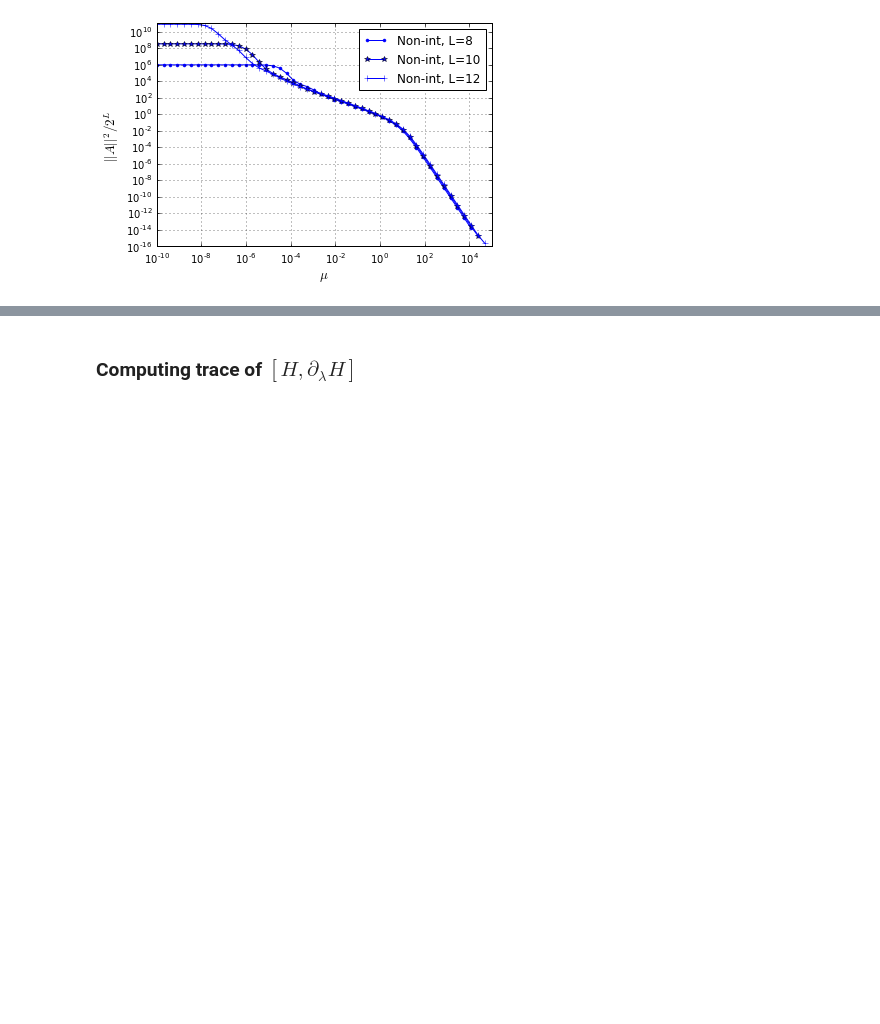
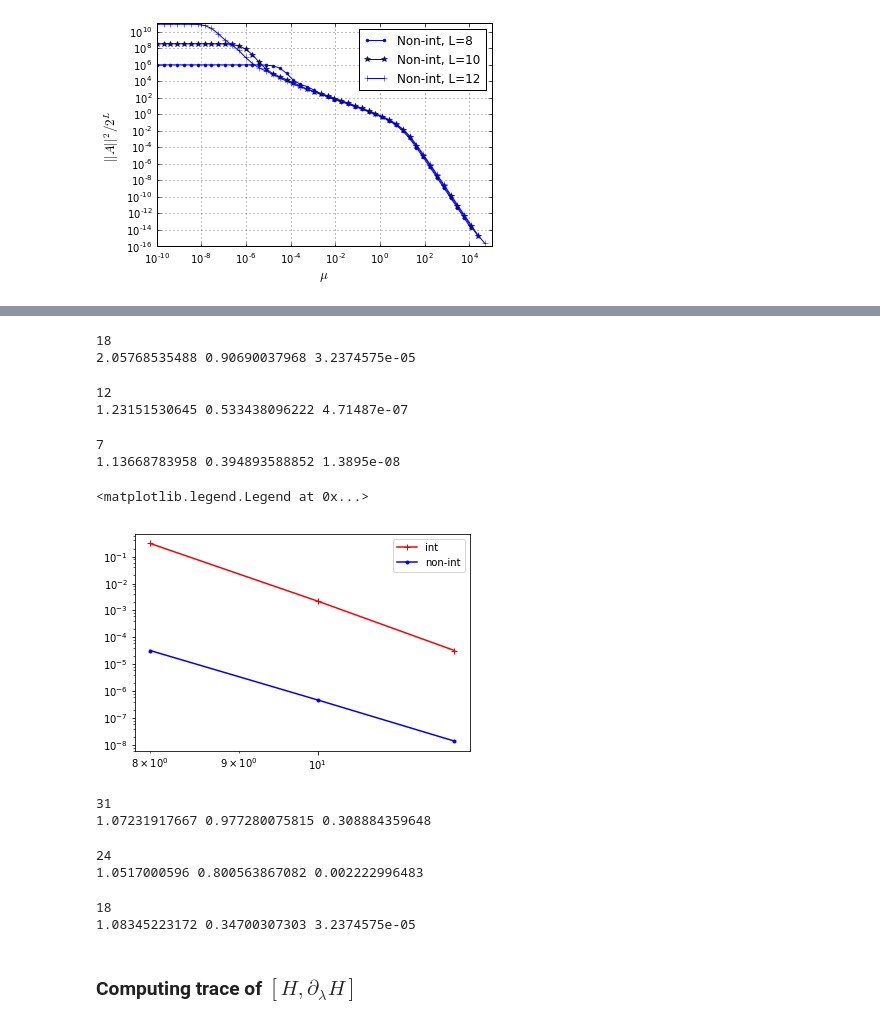
Before and after one commit to alexandreday/counterdiabatic-driving, a Jupyter notebook: zero_denom/jupyter_codes/v1_mu_scaling.ipynb, the cells around one changed output, grey strips where cells are left out. Saved outputs shown, nothing was run; the diff lists cells and outputs as text; code cells hidden in the pictures; blank space fills up the shorter version.

```diff
--- a/zero_denom/jupyter_codes/v1_mu_scaling.ipynb
+++ b/zero_denom/jupyter_codes/v1_mu_scaling.ipynb
@@ -430,3 +385,73 @@ plt.loglog(x1[0:-3],np.abs(log_deriv(y1[0:-3]/2**8,x1[0:-3])), 'b.-')
+# %%
+arr_nonintL8=-1*(log_deriv(y1[0:-3]/2**8,x1[0:-3]))
+for i in range(len(x1)):
+    if arr_nonintL8[i]>1:
+        print i
+        break
+print arr_nonintL8[i],arr_nonintL8[i-1], x1[i]
+# %% [output]
+18
+2.05768535488 0.90690037968 3.2374575e-05
+# %%
+arr_nonintL10=-1*(log_deriv(y3[0:-3]/2**10,x3[0:-3]))
+for i in range(len(x3)):
+    if arr_nonintL10[i]>1:
+        print i
+        break
+print arr_nonintL10[i],arr_nonintL10[i-1], x3[i]
+# %% [output]
+12
+1.23151530645 0.533438096222 4.71487e-07
+# %%
+arr_nonintL12=-1*(log_deriv(y5[0:-3]/2**12,x5[0:-3]))
+for i in range(len(x3)):
+    if arr_nonintL12[i]>1:
+        print i
+        break
+print arr_nonintL12[i],arr_nonintL12[i-1], x5[i]
+# %% [output]
+7
+1.13668783958 0.394893588852 1.3895e-08
+# %%
+L=[8,10,12]
+mu_c_nonint=[3.2374575e-05,4.71487e-07,1.3895e-08]
+mu_c_int=[0.308884359648,0.002222996483, 3.2374575e-05]
+plt.loglog(L,mu_c_int, 'r+-', label='int')
+plt.loglog(L,mu_c_nonint, 'b.-', label='non-int')
+plt.legend()
+# %% [output]
+<matplotlib.legend.Legend at 0x...>
+[figure, added]
+# %%
+arr_intL8=-1*(log_deriv(y2[0:-3]/2**8,x2[0:-3]))
+for i in range(len(x2)):
+    if arr_intL8[i]>1:
+        print i
+        break
+print arr_intL8[i],arr_intL8[i-1], x2[i]
+# %% [output]
+31
+1.07231917667 0.977280075815 0.308884359648
+# %%
+arr_intL10=-1*(log_deriv(y4[0:-3]/2**10,x4[0:-3]))
+for i in range(len(x4)):
+    if arr_intL10[i]>1:
+        print i
+        break
+print arr_intL10[i],arr_intL10[i-1], x4[i]
+# %% [output]
+24
+1.0517000596 0.800563867082 0.002222996483
+# %%
+arr_intL12=-1*(log_deriv(y6[0:-3]/2**12,x6[0:-3]))
+for i in range(len(x4)):
+    if arr_intL12[i]>1:
+        print i
+        break
+print arr_intL12[i],arr_intL12[i-1], x6[i]
+# %% [output]
+18
+1.08345223172 0.34700307303 3.2374575e-05
 # %% [markdown]
 ### Computing trace of $[H, \partial_{\lambda}H]$
 # %%
```
Also changed, not shown: parts of 14 cells of this notebook, 8 other files.
